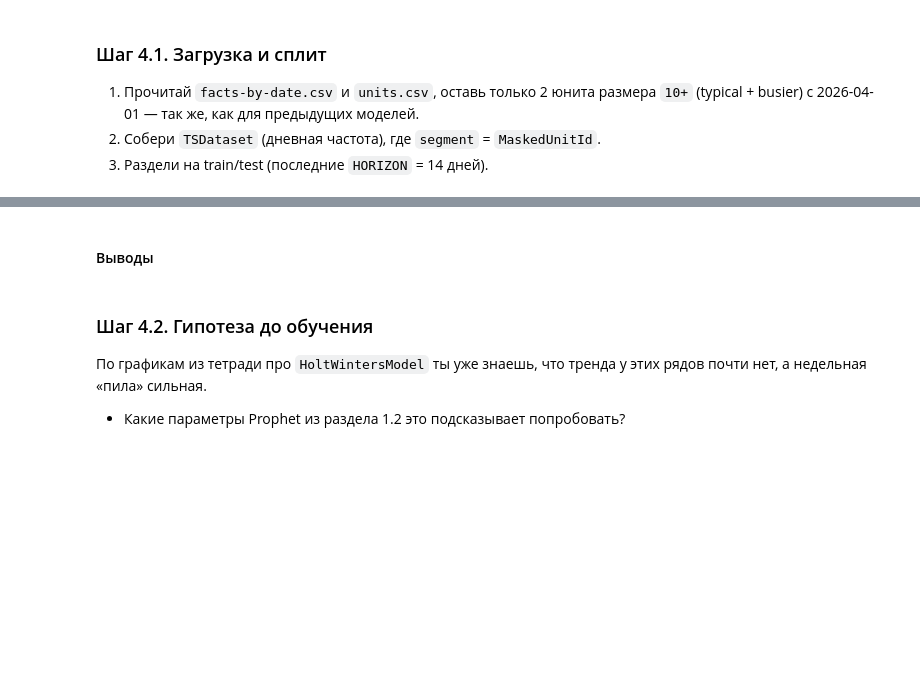
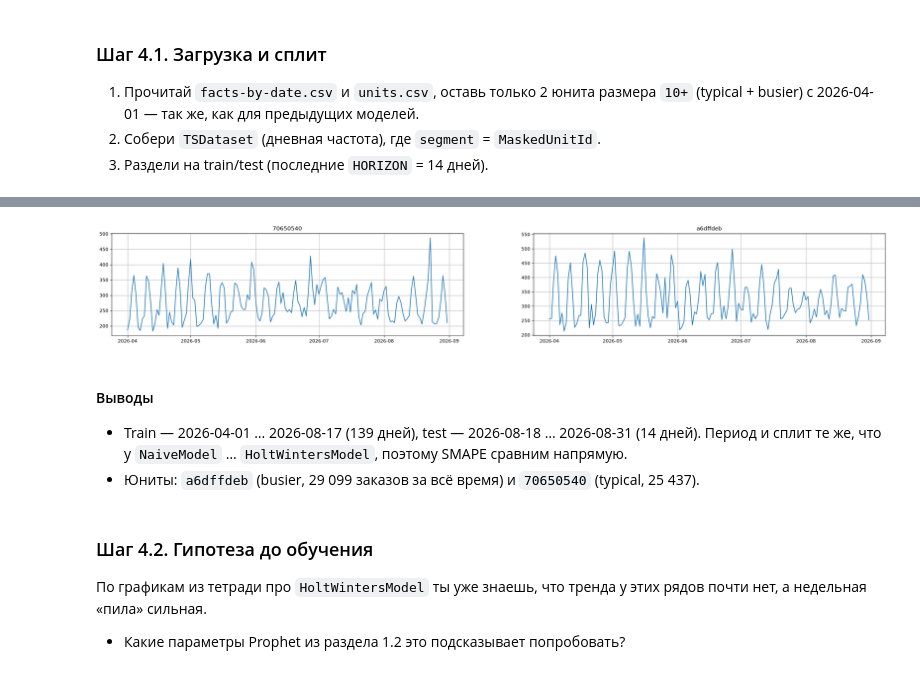
Before and after one commit to skv-analyst/study-etna, a Jupyter notebook: weeks/week-02-advanced-models/ch07-ProphetModel.ipynb, the cells around one changed output, grey strips where cells are left out. Drawn from its saved outputs; the diff is of its cells as text; code cells hidden in the pictures; blank space fills up the shorter version.

```diff
--- a/weeks/week-02-advanced-models/ch07-ProphetModel.ipynb
+++ b/weeks/week-02-advanced-models/ch07-ProphetModel.ipynb
@@ -911,3 +911,38 @@ aggregate_metrics=True:      3.4273
 1. Прочитай `facts-by-date.csv` и `units.csv`, оставь только 2 юнита размера `10+` (typical + busier) с 2026-04-01 — так же, как для предыдущих моделей.
 2. Собери `TSDataset` (дневная частота), где `segment` = `MaskedUnitId`.
 3. Раздели на train/test (последние `HORIZON` = 14 дней).
+# %%
+units_df = (
+    pd.read_csv(f"{DATA_DIR}/units.csv")
+    .rename(columns={
+        "MaskedUnitId": "segment",
+        "UnitSize": "unit_size",
+        "PickReason": "pick_reason",
+        "TotalOrders": "total_orders",
+    })
+    [["segment", "unit_size", "pick_reason", "total_orders"]]
+)
+
+orders_df = (
+    pd.read_csv(f"{DATA_DIR}/facts-by-date.csv")
+    .rename(columns={
+        "CalendarDate": "timestamp",
+        "MaskedUnitId": "segment",
+        "Fact": "target",
+    })
+    [["timestamp", "segment", "target"]]
+)
+
+# Стандартный период, как у всех прошлых моделей
+orders_df = orders_df[orders_df["timestamp"] >= "2026-04-01"]
+
+# 2 юнита размера 10+ (typical + busier)
+sample_segments = units_df.loc[units_df["unit_size"] == "10+", "segment"]
+orders_sample_df = orders_df[orders_df["segment"].isin(sample_segments)].copy()
+
+units_ts = TSDataset(orders_sample_df, freq="D")
+train_units_ts, test_units_ts = units_ts.train_test_split(test_size=HORIZON)
+
+print(f"train: {train_units_ts.timestamps.min().date()} … {train_units_ts.timestamps.max().date()} ({len(train_units_ts.timestamps)} дней)")
+print(f"test:  {test_units_ts.timestamps.min().date()} … {test_units_ts.timestamps.max().date()} ({len(test_units_ts.timestamps)} дней)")
+units_df[units_df["segment"].isin(sample_segments)]
@@ -914,5 +955,12 @@ aggregate_metrics=True:      3.4273
+# %%
+units_ts.plot(figsize=(15, 4));
+# %% [output]
+[figure, added]
 # %% [markdown]
 #### Выводы
+
+- Train — 2026-04-01 … 2026-08-17 (139 дней), test — 2026-08-18 … 2026-08-31 (14 дней). Период и сплит те же, что у `NaiveModel` … `HoltWintersModel`, поэтому SMAPE сравним напрямую.
+- Юниты: `a6dffdeb` (busier, 29 099 заказов за всё время) и `70650540` (typical, 25 437).
 # %% [markdown]
 ### Шаг 4.2. Гипотеза до обучения
 
```
Also changed, not shown: parts of 44 cells of this notebook.
